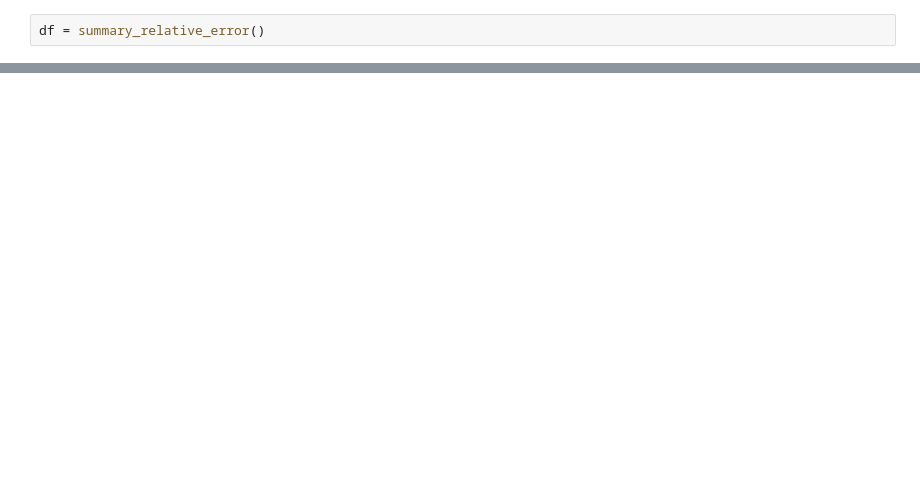
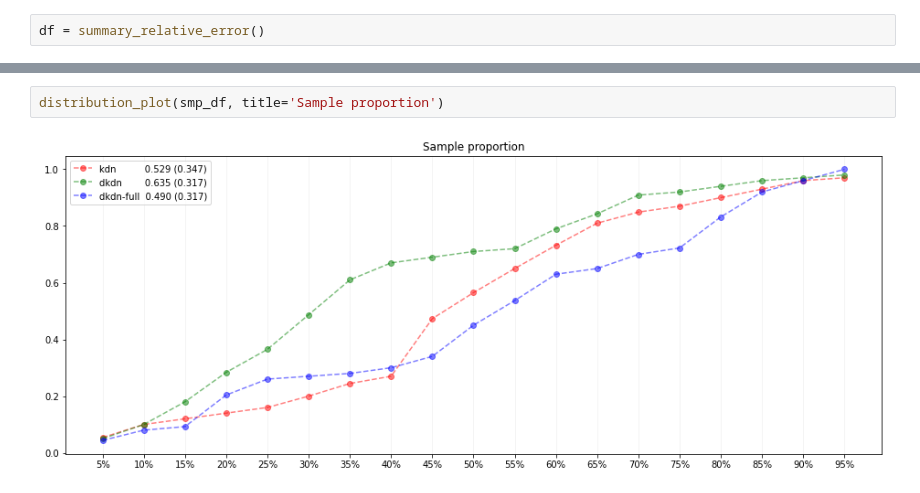
Before and after one commit to Vacek-Ace/dkdn, a Jupyter notebook: notebooks/instance_selection.ipynb, the cells around one changed output, grey strips where cells are left out. Saved outputs shown, nothing was run; the diff lists cells and outputs as text; blank space fills up the shorter version.

```diff
--- a/notebooks/instance_selection.ipynb
+++ b/notebooks/instance_selection.ipynb
@@ -29,0 +76,4 @@ statistical_summary(df, 'sample')
+# %%
+distribution_plot(smp_df, title='Sample proportion')
+# %% [output]
+[figure, added]
```
Also changed, not shown: parts of 10 cells of this notebook, 42 other files.
